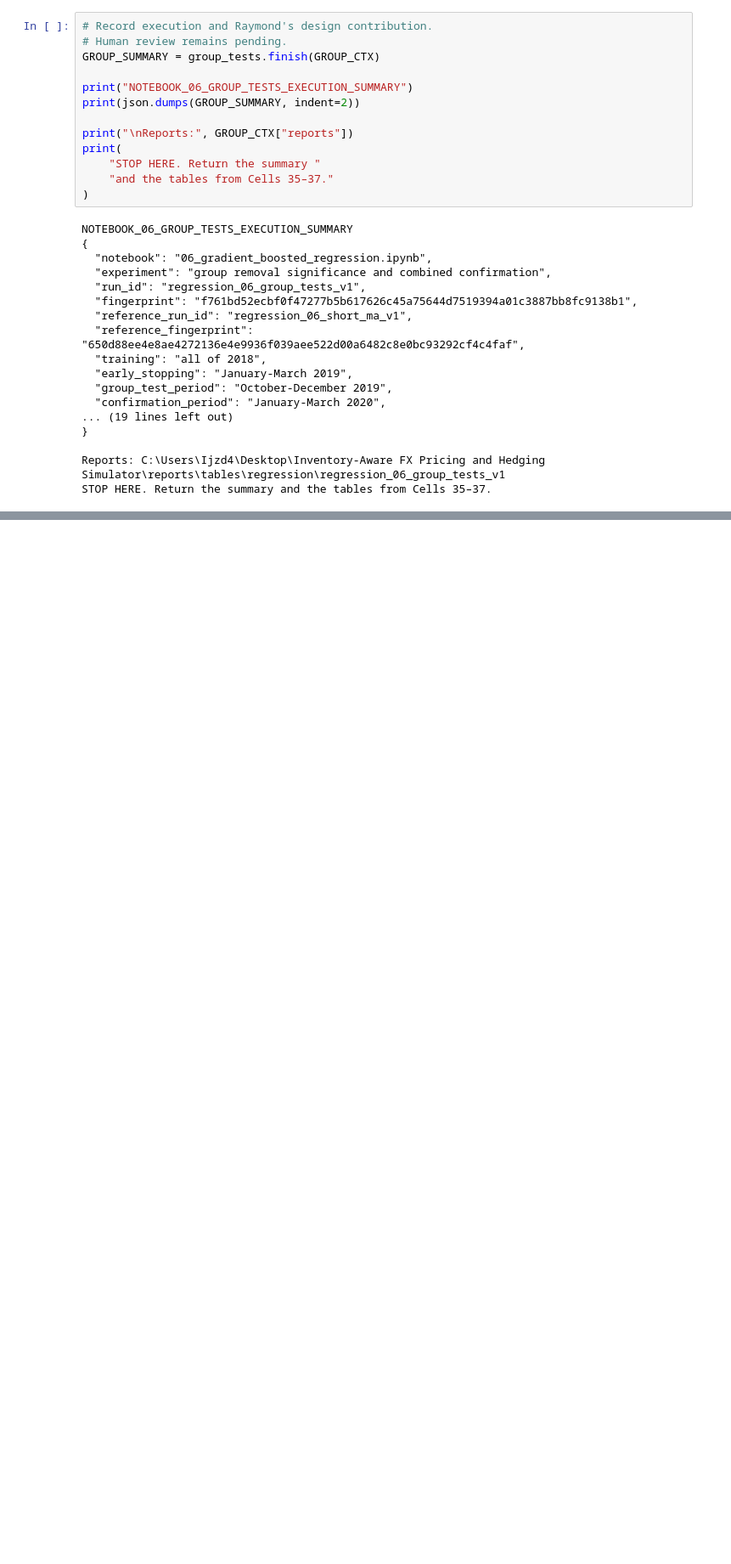
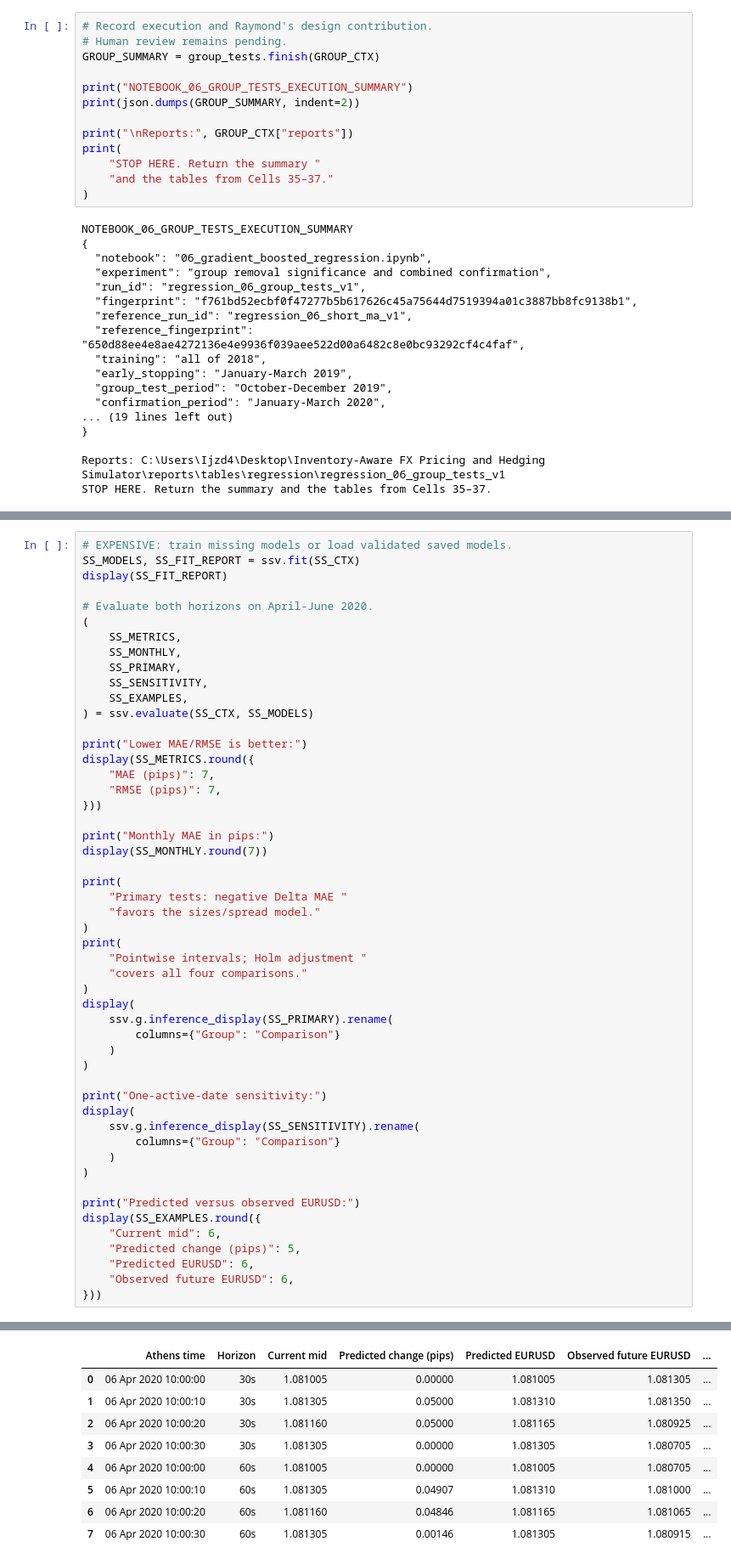
Before and after one commit to fendir1/fx-pricing-hedging-simulator, a Jupyter notebook: notebooks/06_gradient_boosted_regression.ipynb, the cells around one changed output, grey strips where cells are left out. Shown at 85% size. Saved outputs shown, nothing was run; the diff lists cells and outputs as text; blank space fills up the shorter version.

Commit message:
model work, still in progress

```diff
--- a/notebooks/06_gradient_boosted_regression.ipynb
+++ b/notebooks/06_gradient_boosted_regression.ipynb
@@ -5943,0 +7253,52 @@ STOP HERE. Return the summary and the tables from Cells 35–37.
+# %%
+# EXPENSIVE: train missing models or load validated saved models.
+SS_MODELS, SS_FIT_REPORT = ssv.fit(SS_CTX)
+display(SS_FIT_REPORT)
+
+# Evaluate both horizons on April-June 2020.
+(
+    SS_METRICS,
+    SS_MONTHLY,
+    SS_PRIMARY,
+    SS_SENSITIVITY,
+    SS_EXAMPLES,
+) = ssv.evaluate(SS_CTX, SS_MODELS)
+
+print("Lower MAE/RMSE is better:")
+display(SS_METRICS.round({
+    "MAE (pips)": 7,
+    "RMSE (pips)": 7,
+}))
+
+print("Monthly MAE in pips:")
+display(SS_MONTHLY.round(7))
+
+print(
+    "Primary tests: negative Delta MAE "
+    "favors the sizes/spread model."
+)
+print(
+    "Pointwise intervals; Holm adjustment "
+    "covers all four comparisons."
+)
+display(
+    ssv.g.inference_display(SS_PRIMARY).rename(
+        columns={"Group": "Comparison"}
+    )
+)
+
+print("One-active-date sensitivity:")
+display(
+    ssv.g.inference_display(SS_SENSITIVITY).rename(
+        columns={"Group": "Comparison"}
+    )
+)
+
+print("Predicted versus observed EURUSD:")
+display(SS_EXAMPLES.round({
+    "Current mid": 6,
+    "Predicted change (pips)": 5,
+    "Predicted EURUSD": 6,
+    "Observed future EURUSD": 6,
+}))
+# %% [output]
@@ -5943,0 +7343,9 @@ STOP HERE. Return the summary and the tables from Cells 35–37.
+|  | Athens time | Horizon | Current mid | Predicted change (pips) | Predicted EURUSD | Observed future EURUSD | ... |
+| 0 | 06 Apr 2020 10:00:00 | 30s | 1.081005 | 0.00000 | 1.081005 | 1.081305 | ... |
+| 1 | 06 Apr 2020 10:00:10 | 30s | 1.081305 | 0.05000 | 1.081310 | 1.081350 | ... |
+| 2 | 06 Apr 2020 10:00:20 | 30s | 1.081160 | 0.05000 | 1.081165 | 1.080925 | ... |
+| 3 | 06 Apr 2020 10:00:30 | 30s | 1.081305 | 0.00000 | 1.081305 | 1.080705 | ... |
+| 4 | 06 Apr 2020 10:00:00 | 60s | 1.081005 | 0.00000 | 1.081005 | 1.080705 | ... |
+| 5 | 06 Apr 2020 10:00:10 | 60s | 1.081305 | 0.04907 | 1.081310 | 1.081000 | ... |
+| 6 | 06 Apr 2020 10:00:20 | 60s | 1.081160 | 0.04846 | 1.081165 | 1.081065 | ... |
+| 7 | 06 Apr 2020 10:00:30 | 60s | 1.081305 | 0.00146 | 1.081305 | 1.080915 | ... |
```
Also changed, not shown: parts of 10 cells of this notebook, 4 other files.
